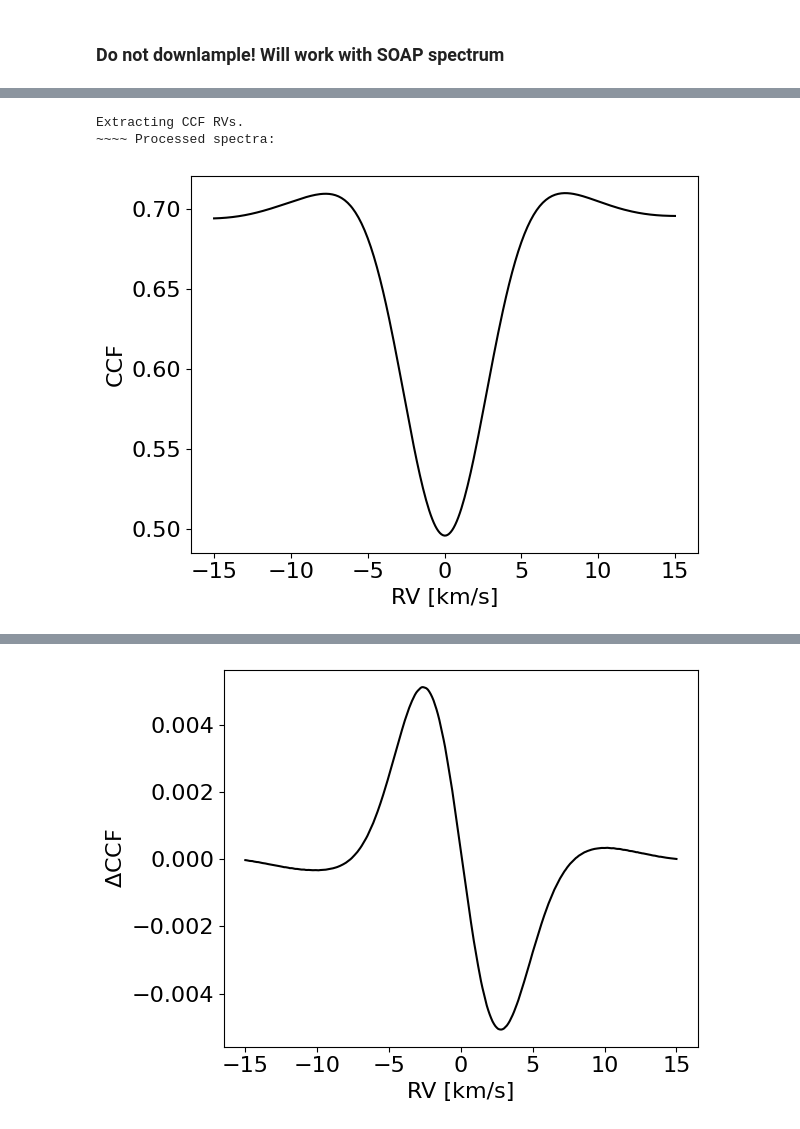
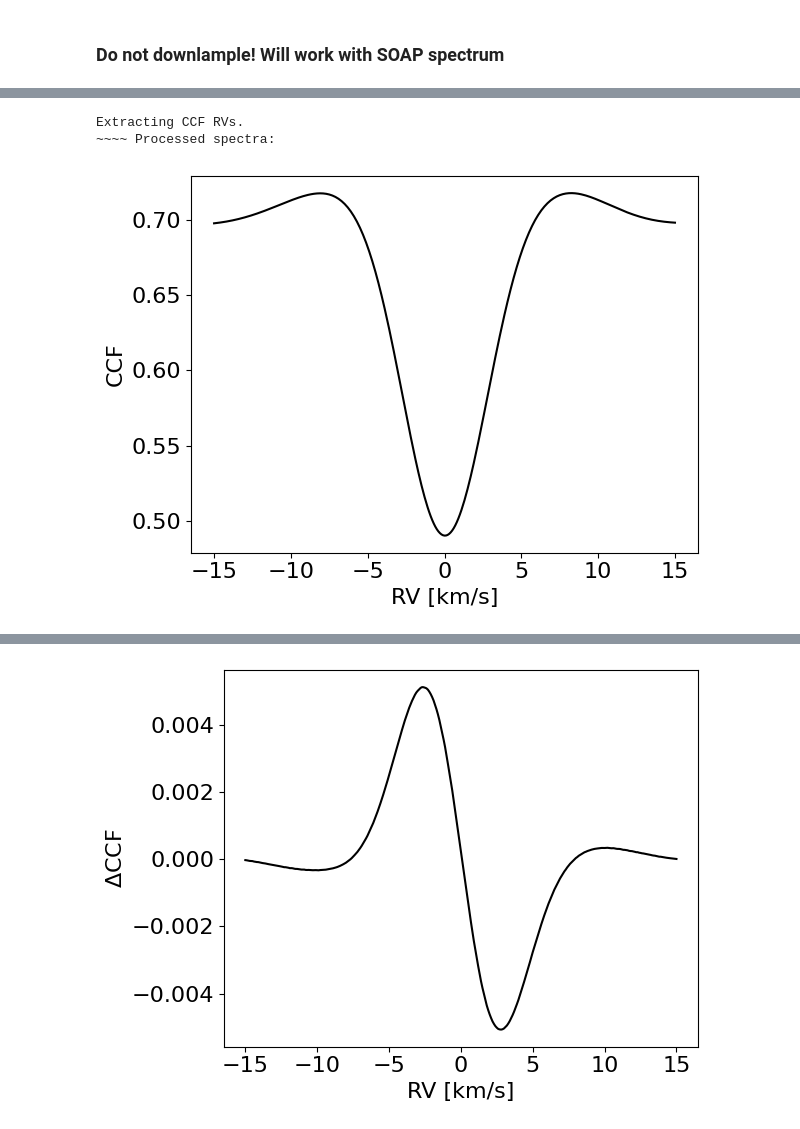
Before and after one commit to vadibekyan/DL_RV_diogo, a Jupyter notebook: integrated_star.ipynb, the cells around one changed output, grey strips where cells are left out. Cells and saved outputs as stored; diff of their text form; code cells hidden in the pictures.

```diff
--- a/integrated_star.ipynb
+++ b/integrated_star.ipynb
@@ -402,34 +391,34 @@ shift_spectrum_csv(
 # %%
 # Example: compute one CCF from one input spectrum and one mask.
 soap_arve_result = create_arve_ccf(
     input_spectrum="./saved_spectra/csv_spectra/soap.csv",
-    mask_path="./saved_spectra/G5_mask.csv",
+    mask_path="./saved_spectra/G2_mask.csv",
     vrad_grid=(-15.0, 15.0, 0.1),
 )
 
 ccf_vrad_soap = soap_arve_result["ccf_vrad"]
 ccf_val_soap = soap_arve_result["ccf_val"]
 
 soap_arve_ccf = pd.DataFrame(
     {
         "ccf_vrad": ccf_vrad_soap,
         "ccf_val": ccf_val_soap[0]
     }
 )
 soap_arve_ccf.to_csv("./saved_spectra/soap_arve_ccf.csv", index=False)
 
 # Plot the CCF and RV results for the selected input spectrum.
 fig, axs = plt.subplots(1)
 axs.plot(ccf_vrad_soap, ccf_val_soap[0], "-k")
 axs.set_ylabel("CCF")
 axs.set_xlabel("RV [km/s]")
 fig.align_ylabels()
 plt.tight_layout()
 plt.show()
 # %% [output]
 Extracting CCF RVs.
 ~~~~ Processed spectra:
-[figure, old version]
+[figure, new version]
 # %%
 # Example: compute one CCF from one input spectrum and one mask.
 soap_100ms_shifted_arve_result = create_arve_ccf(
```
Also changed, not shown: parts of 7 cells of this notebook, 7 other files.
